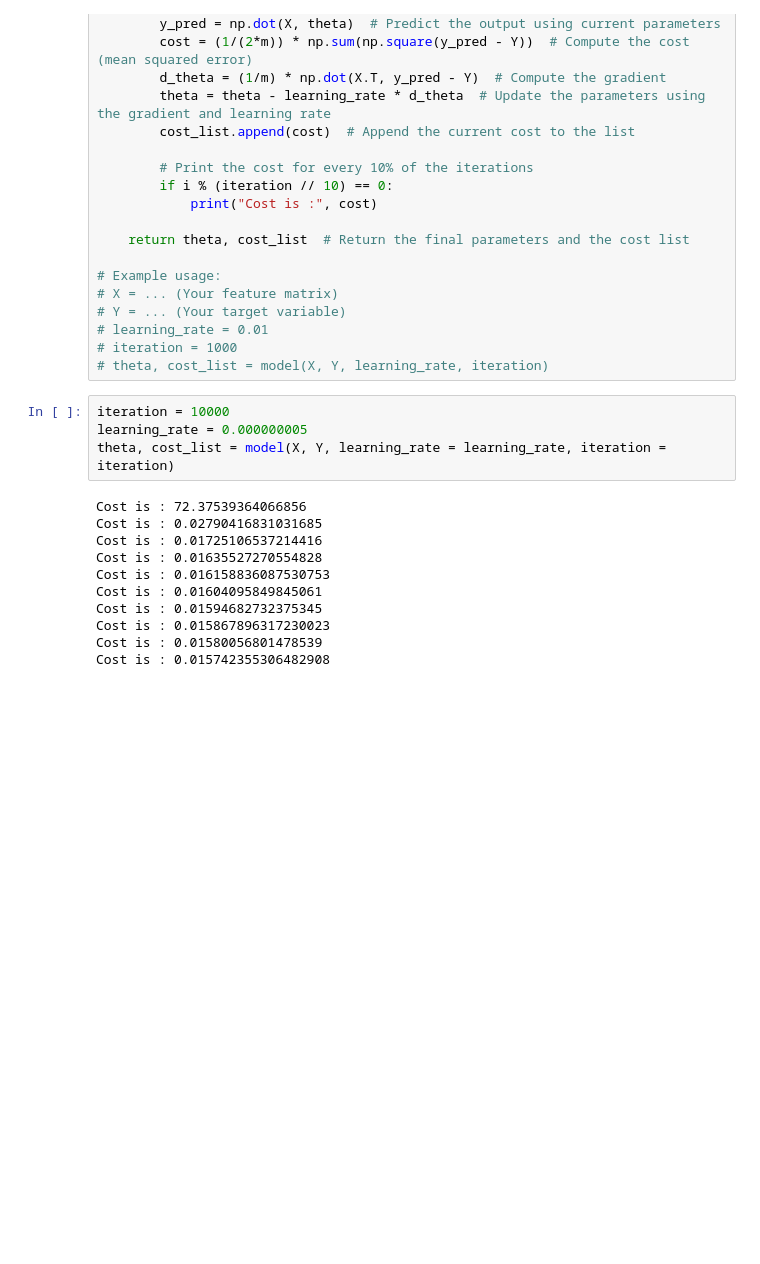
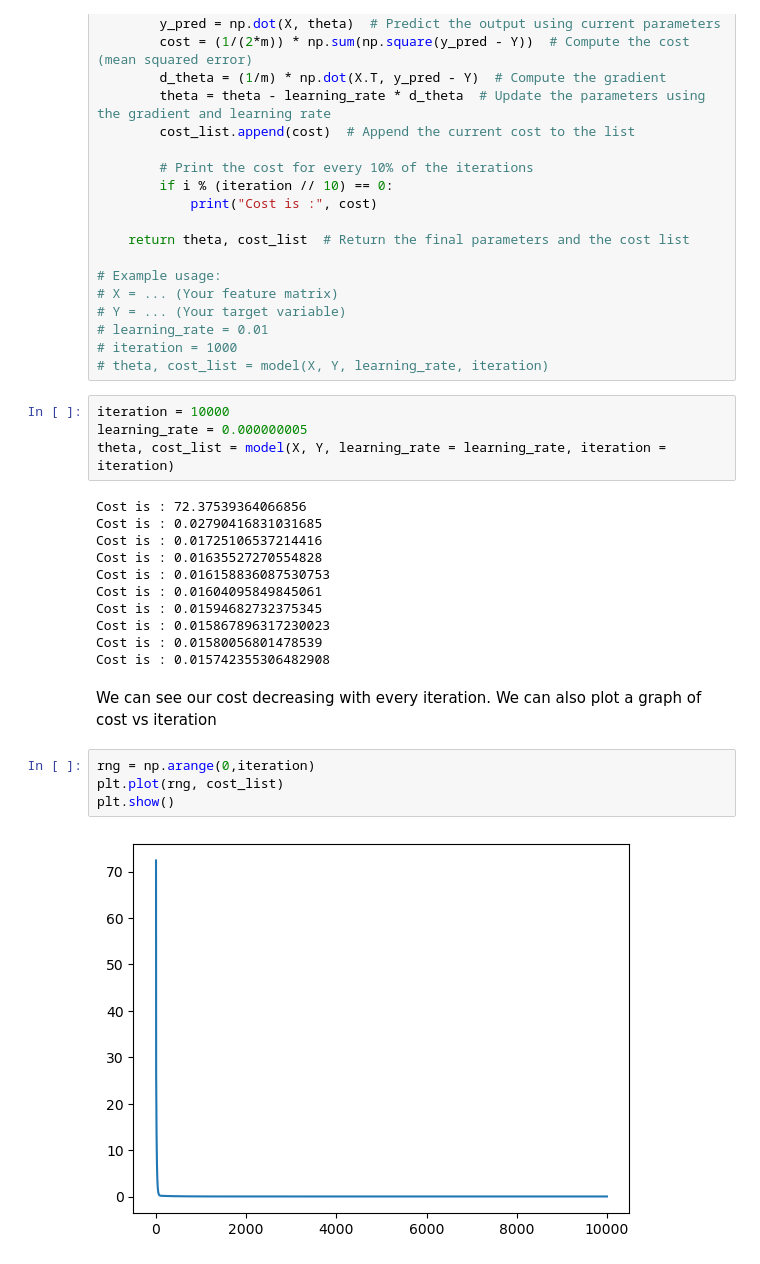
Before and after one commit to kashi25/AI_algorithm, a Jupyter notebook: multiple_linear_regression/multiple_linear_regression.ipynb, the cells around one changed output. Drawn from its saved outputs; the diff is of its cells as text; blank space fills up the shorter version.

```diff
--- a/multiple_linear_regression/multiple_linear_regression.ipynb
+++ b/multiple_linear_regression/multiple_linear_regression.ipynb
@@ -122,3 +129,12 @@ Cost is : 0.01594682732375345
 Cost is : 0.015867896317230023
 Cost is : 0.01580056801478539
 Cost is : 0.015742355306482908
+# %% [markdown]
+We can see our cost decreasing with every iteration. We can also plot a
+graph of cost vs iteration
+# %%
+rng = np.arange(0,iteration)
+plt.plot(rng, cost_list)
+plt.show()
+# %% [output]
+[figure, added]
```
Also changed, not shown: parts of 5 cells of this notebook.
